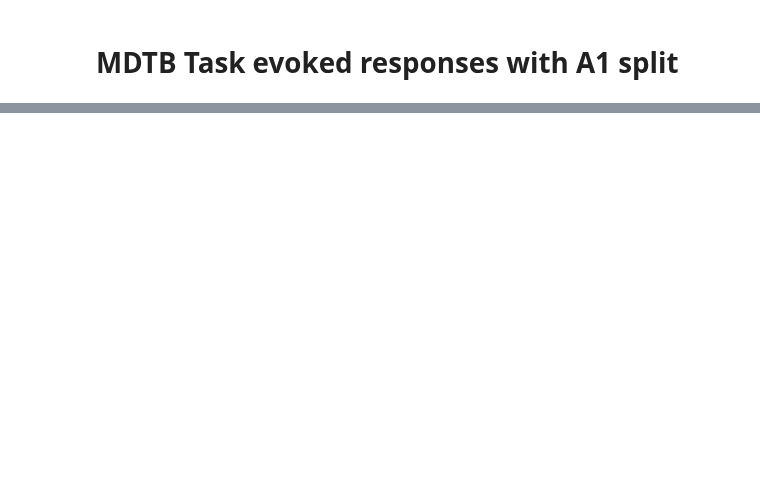
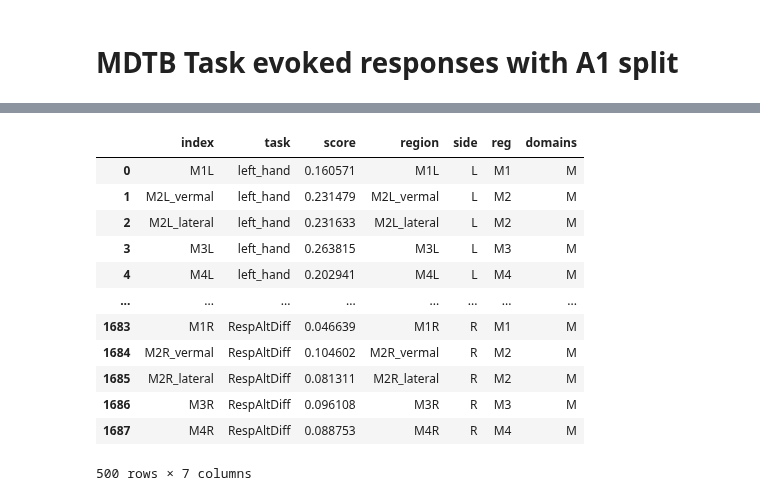
Before and after one commit to DiedrichsenLab/ProbabilisticParcellation, a Jupyter notebook: notebooks/atlas_paper/tongue.ipynb, the cells around one changed output, grey strips where cells are left out. Drawn from its saved outputs; the diff is of its cells as text; code cells hidden in the pictures; blank space fills up the shorter version.

```diff
--- a/notebooks/atlas_paper/tongue.ipynb
+++ b/notebooks/atlas_paper/tongue.ipynb
@@ -414,0 +235,16 @@ plt.savefig(ut.figure_dir + 'Features_vermal_lateral.png', dpi=300)
+# %%
+T[T['domains'] == 'M']
+# %% [output]
+|  | index | task | score | region | side | reg | domains |
+| 0 | M1L | left_hand | 0.160571 | M1L | L | M1 | M |
+| 1 | M2L_vermal | left_hand | 0.231479 | M2L_vermal | L | M2 | M |
+| 2 | M2L_lateral | left_hand | 0.231633 | M2L_lateral | L | M2 | M |
+| 3 | M3L | left_hand | 0.263815 | M3L | L | M3 | M |
+| 4 | M4L | left_hand | 0.202941 | M4L | L | M4 | M |
+| ... | ... | ... | ... | ... | ... | ... | ... |
+| 1683 | M1R | RespAltDiff | 0.046639 | M1R | R | M1 | M |
+| 1684 | M2R_vermal | RespAltDiff | 0.104602 | M2R_vermal | R | M2 | M |
+| 1685 | M2R_lateral | RespAltDiff | 0.081311 | M2R_lateral | R | M2 | M |
+| 1686 | M3R | RespAltDiff | 0.096108 | M3R | R | M3 | M |
+| 1687 | M4R | RespAltDiff | 0.088753 | M4R | R | M4 | M |
+500 rows × 7 columns
```
Also changed, not shown: parts of 29 cells of this notebook.
